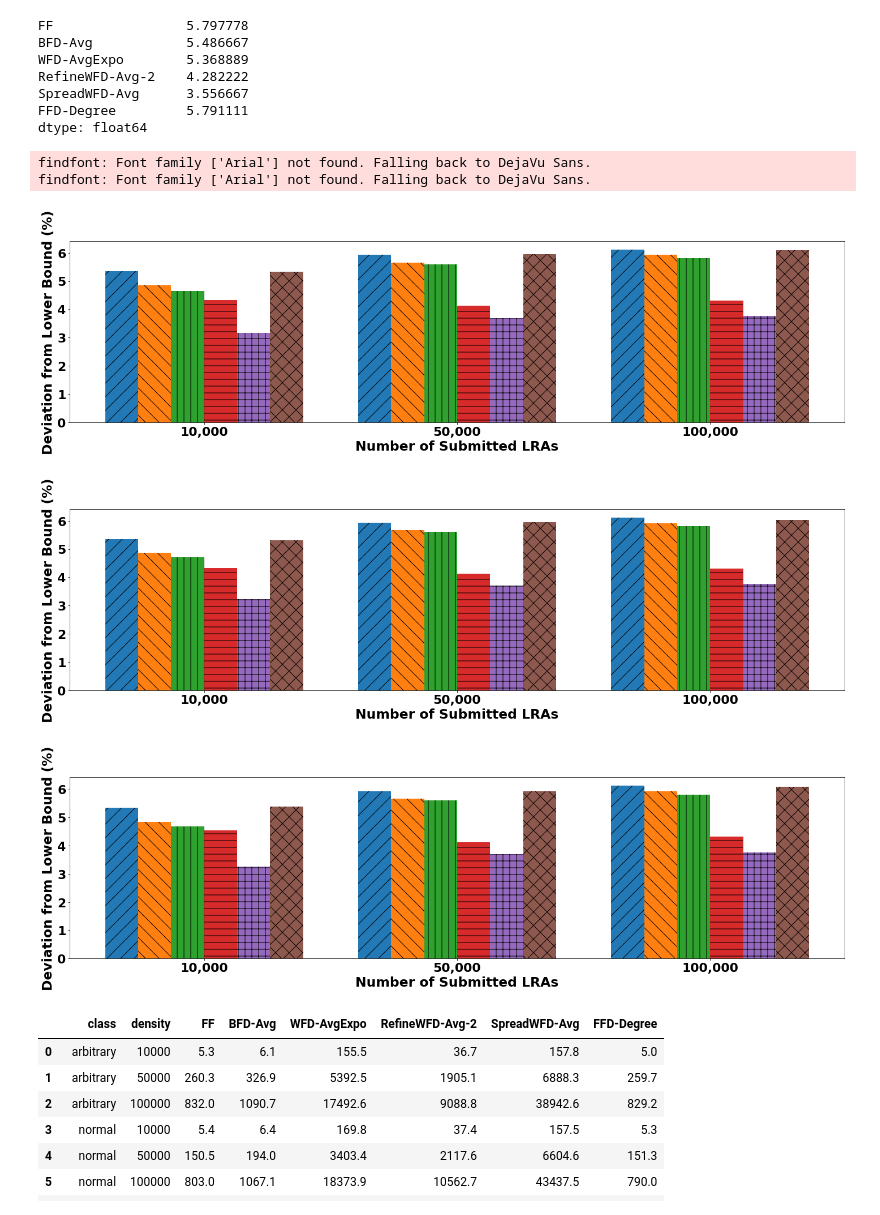
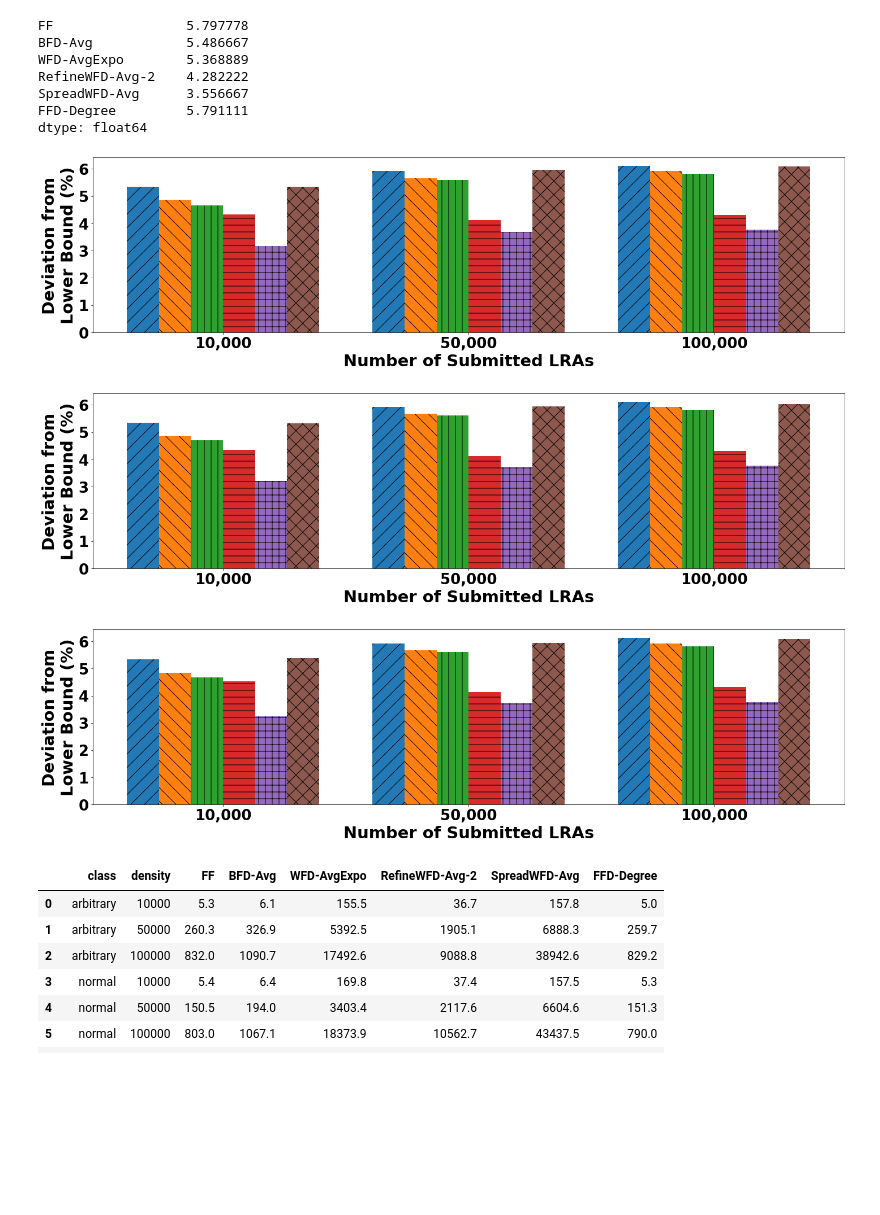
Before and after one commit to DSSGroup-Leeds/LRA-binpacking-expe, a Jupyter notebook: data/analysis_scripts/exp_result_analysis-pagefit.ipynb, the cells around one changed output. Cells and saved outputs as stored; diff of their text form; code cells hidden in the pictures; blank space fills up the shorter version.

```diff
--- a/data/analysis_scripts/exp_result_analysis-pagefit.ipynb
+++ b/data/analysis_scripts/exp_result_analysis-pagefit.ipynb
@@ -480,7 +481,7 @@ for c in classes:
     legend_args={'width':20, 'height':6.5, 'loc':'upper right', 'anchor_x':0.95, 'anchor_y':1.0, 'ncol':2, 'fontsize':FONT_SIZE+3, 'enabled':False}
     #legend_args={'loc':'upper right', 'anchor_x':0.95, 'anchor_y':1.0, 'ncol':3, 'fontsize':FONT_SIZE+2, 'enabled':True}
     fig = plot_barchart(twodim_eps_scale, c, df_2d_large_column_names, "Number of Submitted LRAs",
-                        'Deviation from Lower Bound (%)', legend_args)
+                        'Deviation from\nLower Bound (%)', legend_args)
     filename = f"{proj_path}/plots/large2D_result_{c}.pdf"
     fig.savefig(filename)
 # %% [output]
@@ -530,7 +529,7 @@ for c in classes:
     #legend_args={'width':14, 'height':6.5, 'loc':'upper right', 'anchor_x':0.95, 'anchor_y':1.0, 'ncol':2, 'fontsize':FONT_SIZE, 'enabled':True}
     legend_args={'width':20, 'height':6.5, 'loc':'upper left', 'anchor_x':-0.005, 'anchor_y':1.02, 'ncol':2, 'fontsize':FONT_SIZE+3, 'enabled':True}
     fig = plot_barchart(twodim_time_scale, c, df_2d_large_column_names, "Number of Submitted LRAs",
-                        'Time Consumption (s) - log scale', legend_args, True)
+                        'Time Consumption (s)\nlog scale', legend_args, True)
     filename = f"{proj_path}/plots/large2D_time_{c}.pdf"
     fig.savefig(filename)
 # %% [output]
@@ -571,7 +591,7 @@ for c in classes:
 #c = "arbitrary"
     #legend_args={'width':14, 'height':6.5,'loc':'center', 'anchor_x':1.15, 'anchor_y':0.4, 'ncol':1, 'fontsize':FONT_SIZE-4, 'enabled':True}
     legend_args={'width':20, 'height':5.5,'loc':'upper left', 'anchor_x':-0.001, 'anchor_y':1.02, 'ncol':3, 'fontsize':FONT_SIZE+2, 'enabled':False}
-    fig = plot_barchart(ts_eps, c, df_ts_column_names, "Affinity Density (%)", 'Deviation from Lower Bound (%)', legend_args)
+    fig = plot_barchart(ts_eps, c, df_ts_column_names, "Affinity Density (%)", 'Deviation from\nLower Bound (%)', legend_args)
     filename = f"{proj_path}/plots/densityTS_result_{c}.pdf"
     fig.savefig(filename)
 # %% [output]
@@ -604,7 +624,7 @@ for c in classes:
 #c = "arbitrary"
     legend_args={'width':20, 'height':5.5,'loc':'upper left', 'anchor_x':0.0, 'anchor_y':1.02, 'ncol':2, 'fontsize':FONT_SIZE+1, 'enabled':True}
 
-    fig = plot_barchart(ts_time, c, df_ts_column_names, "Affinity Density (%)", 'Time Consumption (s) - log-scale', legend_args, True)
+    fig = plot_barchart(ts_time, c, df_ts_column_names, "Affinity Density (%)", 'Time Consumption\n(s) - log-scale', legend_args, True)
 
     filename = f"{proj_path}/plots/densityTS_time_{c}.pdf"
     fig.savefig(filename)
@@ -654,17 +673,15 @@ dtype: float64
 # %%
 for c in classes:
 #c = "arbitrary"
     legend_args={'width':20, 'height':5.5,'loc':'upper left', 'anchor_x':0.0, 'anchor_y':1.02, 'ncol':3, 'fontsize':FONT_SIZE+2, 'enabled':False}
     fig = plot_barchart(ts_eps_scale, c, df_ts_large_column_names, "Number of Submitted LRAs",
-                        'Deviation from Lower Bound (%)', legend_args)
+                        'Deviation from\nLower Bound (%)', legend_args)
     filename = f"{proj_path}/plots/largeTS_result_{c}.pdf"
     fig.savefig(filename)
 # %% [output]
-findfont: Font family ['Arial'] not found. Falling back to DejaVu Sans.
-findfont: Font family ['Arial'] not found. Falling back to DejaVu Sans.
-[figure, old version]
+[figure, new version]
-[figure, old version]
+[figure, new version]
-[figure, old version]
+[figure, new version]
 # %%
 ts_time_scale
 # %% [output]
```
Also changed, not shown: parts of 10 cells of this notebook, 30 other files.
